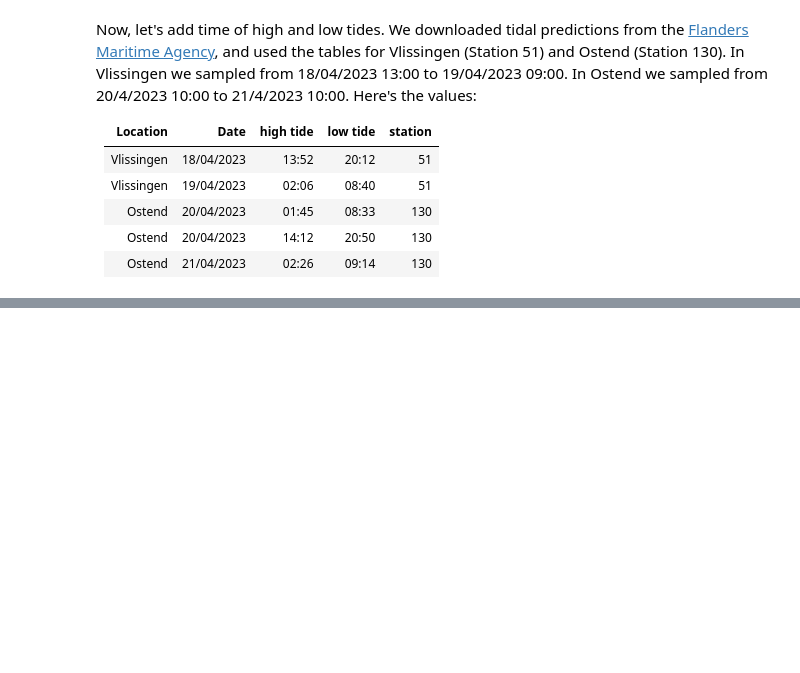
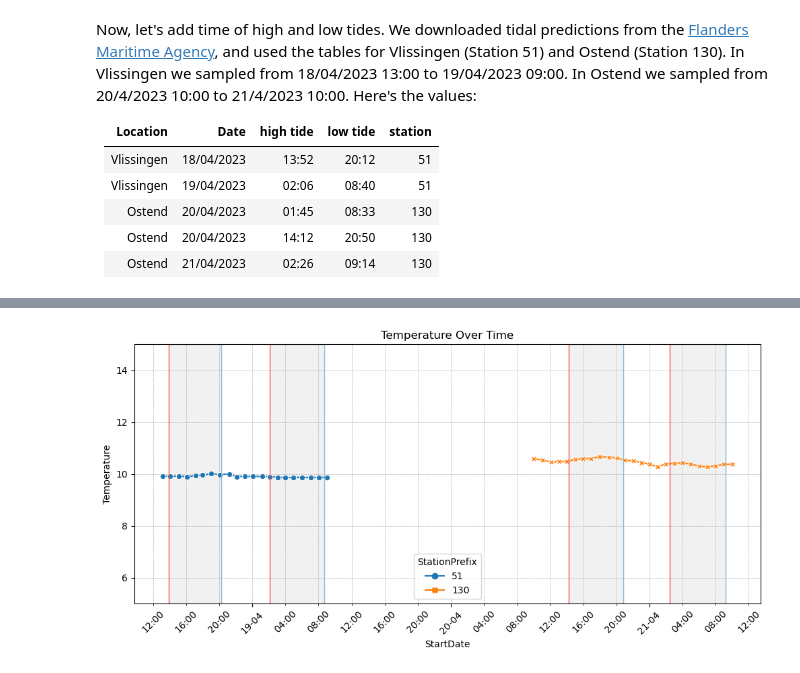
Before and after one commit to MichielPerneel/spring_campaign_2023, a Jupyter notebook: scripts/environmental_analysis.ipynb, the cells around one changed output, grey strips where cells are left out. Cells and saved outputs as stored; diff of their text form; code cells hidden in the pictures; blank space fills up the shorter version.

```diff
--- a/scripts/environmental_analysis.ipynb
+++ b/scripts/environmental_analysis.ipynb
@@ -943,0 +189,4 @@ Now we'll plot the sampling points and where the ship was at the time of samplin
+# %%
+plot_environmental_variable(ctd_data, tides_df, 'Temperature', (5, 15), '../figures/environmental')
+# %% [output]
+[figure, added]
```
Also changed, not shown: parts of 56 cells of this notebook, 2 other files.
